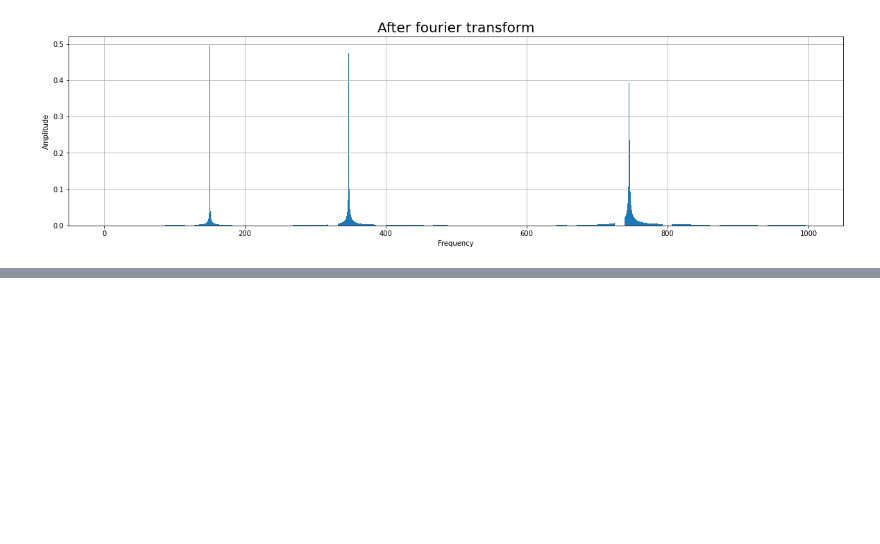
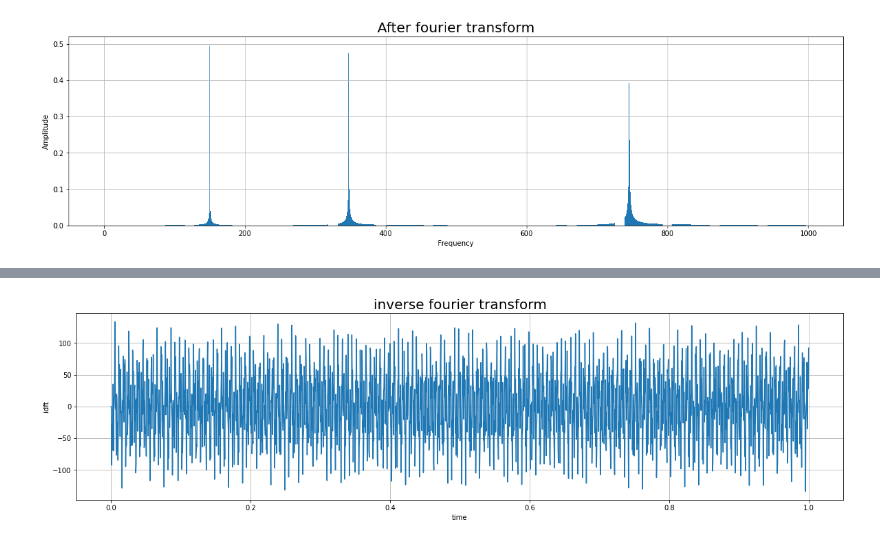
Before and after one commit to danielshaked9/Fourier-transform, a Jupyter notebook: fourier_transform.ipynb, the cells around one changed output, grey strips where cells are left out. Saved outputs shown, nothing was run; the diff lists cells and outputs as text; code cells hidden in the pictures; blank space fills up the shorter version.

```diff
--- a/fourier_transform.ipynb
+++ b/fourier_transform.ipynb
@@ -124,0 +125,2 @@ plt.show()
+# %%
+idft =np.exp(A) @ dft * 1/np.sqrt(N)
@@ -124,0 +133,11 @@ plt.show()
+# %%
+fig = plt.figure(figsize=(20,5))
+ax2 = fig.add_subplot(1,1,1)
+ax2.plot(freq*delta_t, idft, label = r'$f=fft(s)$')
+ax2.set_title(f"inverse fourier transform", fontsize = 20)
+ax2.set_ylabel("idft")
+ax2.set_xlabel("time")
+ax2.grid(True)
+plt.show()
+# %% [output]
+[figure, added]
```
Also changed, not shown: parts of 4 cells of this notebook.
